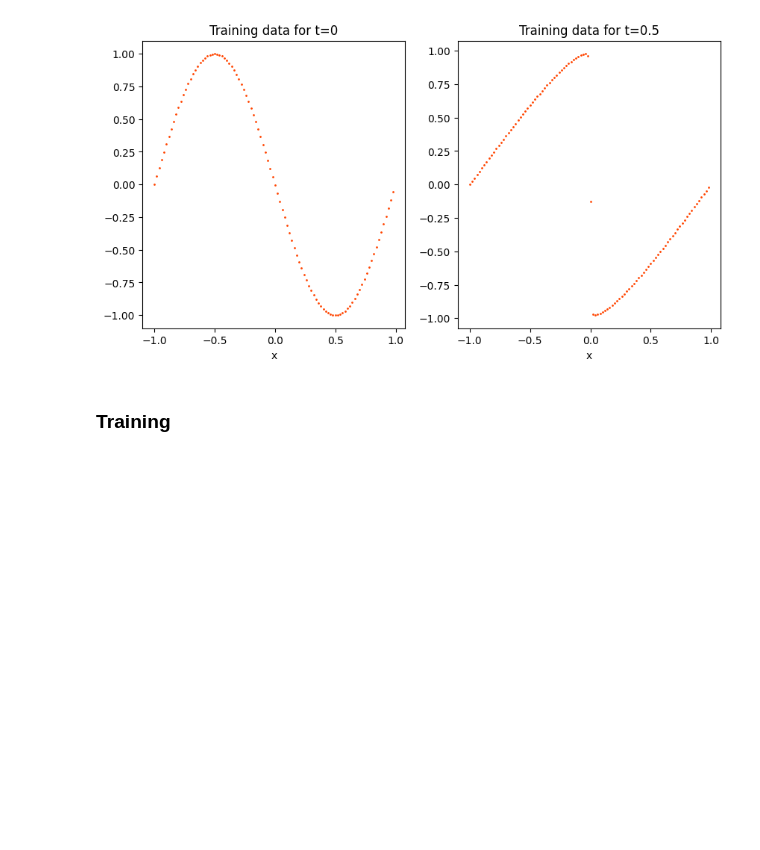
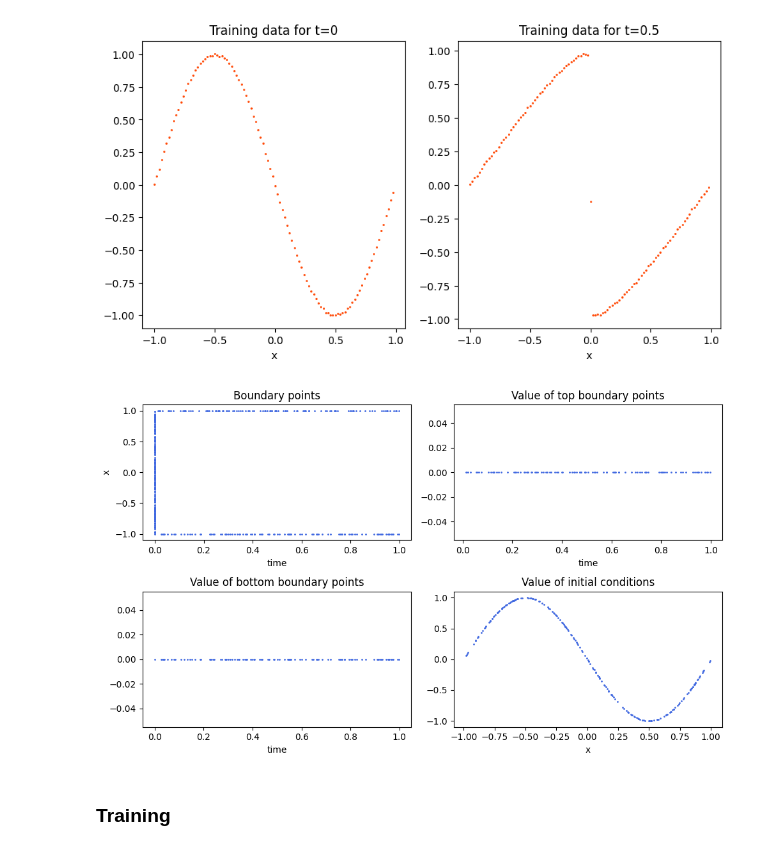
Before and after one commit to MicheleCattaneo/-Re-UPINN, a Jupyter notebook: Burgers_ equation/burgers-upinn.ipynb, the cells around one changed output. Saved outputs shown, nothing was run; the diff lists cells and outputs as text; code cells hidden in the pictures; blank space fills up the shorter version.

```diff
--- a/Burgers_ equation/burgers-upinn.ipynb
+++ b/Burgers_ equation/burgers-upinn.ipynb
@@ -131,2 +177,27 @@ fig.show()
+# %%
+fig, ax = plt.subplots(2,2, figsize=(10,6))
+
+boundary_points, boundary_targets = get_boundary_points(100)
+
+ax[0,0].scatter(boundary_points[:,0], boundary_points[:,1], s=1.0, color='royalblue')
+ax[0,0].set_title('Boundary points')
+ax[0,0].set_xlabel('time')
+ax[0,0].set_ylabel('x')
+
+ax[0,1].scatter(boundary_points[:100,0], boundary_targets[:100], s=1.0, color='royalblue')
+ax[0,1].set_title('Value of top boundary points')
+ax[0,1].set_xlabel('time')
+
+ax[1,0].scatter(boundary_points[100:200,0], boundary_targets[100:200], s=1.0, color='royalblue')
+ax[1,0].set_title('Value of bottom boundary points')
+ax[1,0].set_xlabel('time')
+
+ax[1,1].scatter(boundary_points[200:,1], boundary_targets[200:], s=1.0, color='royalblue')
+ax[1,1].set_title('Value of initial conditions')
+ax[1,1].set_xlabel('x')
+
+fig.tight_layout()
+# %% [output]
+[figure, added]
 # %% [markdown]
 ### Training
```
Also changed, not shown: parts of 12 cells of this notebook.
